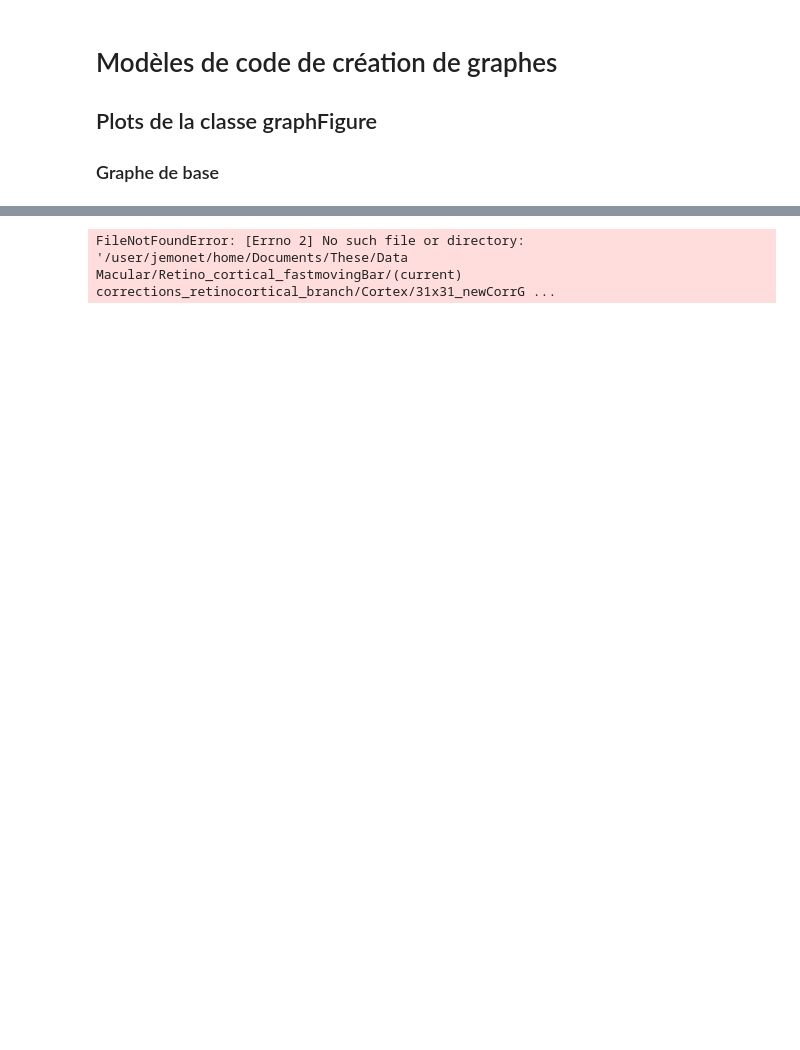
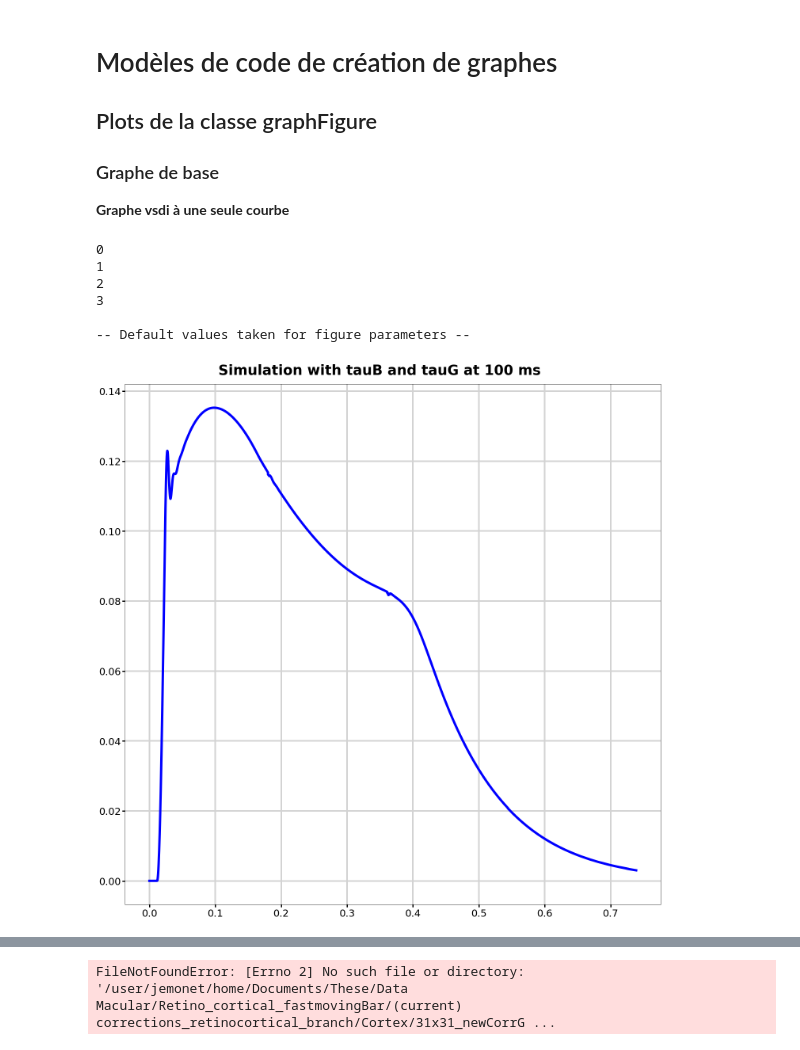
Before and after one commit to JEmonet67/figure_lib, a Jupyter notebook: Modèles_graphes.ipynb, the cells around one changed output, grey strips where cells are left out. Drawn from its saved outputs; the diff is of its cells as text; code cells hidden in the pictures; blank space fills up the shorter version.

```diff
--- a/Modèles_graphes.ipynb
+++ b/Modèles_graphes.ipynb
@@ -82,3 +82,79 @@ def compute_derivate_df(df):
 ## Plots de la classe graphFigure
 
 ### Graphe de base
+
+**Graphe vsdi à une seule courbe**
+# %%
+%matplotlib inline
+importlib.reload(gdf)
+importlib.reload(fg)
+
+file = "10x10_optiParams_tauB_G100ms_61f.csv"
+path = f"/user/jemonet/home/Documents/These/Data Macular/(current) BiaisedCorticalConnection_GaussianCorrection/optiParams_noGC_noAma_noSurr_10x10c/white_disk_flash/stim_0,2deg_10ms/tauB_tauG/"
+
+reg_caract = re.compile(r"_tauB_G([0-9]{1,3})ms")
+reg_n_cells = re.compile(r"([0-9]{1,3})x([0-9]{1,3})")
+reg_n_frame = re.compile(r"([0-9]{1,3})f")
+
+caract = int(reg_caract.findall(file)[0])
+n_cells = [int(i) for i in reg_n_cells.findall(file)[0]]
+n_frame = int(reg_n_frame.findall(file)[0])
+
+df = gdf.GraphDF(path+file,0.001,60,10,10)
+
+df = df.crop(df.dt*n_frame)
+print(0)
+# df = df.isolate_dataframe_byoutputs("muVn")
+print(1)
+
+# num_exc = ",".join([str(i) for i in range(1249,1569,20)])
+# num_inh = ",".join([str(i) for i in range(1649,1969,20)])
+exc = df.isolate_dataframe_columns_bynum("344")
+exc = exc.isolate_dataframe_byoutputs("muVn")
+print(2)
+
+inh = df.isolate_dataframe_columns_bynum("444")
+inh = inh.isolate_dataframe_byoutputs("muVn")
+print(3)
+
+# exc = df.isolate_dataframe_bytype("CorticalExcitatory")
+# inh = df.isolate_dataframe_bytype("CorticalInhibitory")
+exc.data = (abs((exc.data - exc.data.iloc[0].mean())) / abs(exc.data.iloc[0].mean()))
+inh.data = (abs((inh.data - inh.data.iloc[0].mean())) / abs(inh.data.iloc[0].mean()))
+# exc.data = ((exc.data - exc.data.iloc[0].mean()) / exc.data.iloc[0].mean())
+# inh.data = ((inh.data - inh.data.iloc[0].mean()) / inh.data.iloc[0].mean())
+
+col_exc_rename = {exc.data.columns[i]:f"CorticalColumn ({i}) vsdi" for i in range(exc.data.columns.shape[0])}
+col_inh_rename = {inh.data.columns[i]:f"CorticalColumn ({i}) vsdi" for i in range(exc.data.columns.shape[0])}
+exc.data = exc.data.rename(columns=col_exc_rename)
+inh.data = inh.data.rename(columns=col_inh_rename)
+
+vsdi = exc.copy()
+vsdi.data=exc.data*0.8+inh.data*0.2
+
+list_df = [vsdi]
+
+params_fig = dict(wspace=0.2,hspace=0.4,height_ratios=[1,1],width_ratios=[1,1])
+
+info_fig = {"title":f"Simulation with tauB and tauG at {caract} ms","subtitles":[" "],"xlabel":"Time (s)","ylabel":"VSDI",
+"sharex":True,"sharey":False}
+
+font_size = {"main_title":35, "subtitle":25, "xlabel":25, "ylabel":25, "g_xticklabel":25, "g_yticklabel":25, "legend":20}
+
+params_plot = {"grid_color":"lightgray","grid_width":4,"ticklength":7,"tickwidth":3,
+               "plots_color":[[(0, 0, 1)]]}
+
+
+f = gfg.graphFigure(list_df,1,1,20,20,dict_info_fig=info_fig, dict_font_size=font_size,dict_params_plot=params_plot)
+#f.set_figure_legend((1,), fontsize=25)
+#f.ax.legend([f"{round(i*0.5166667,2)} deg" for i in range(vsdi.data.shape[0])],fontsize=25)
+plt.tight_layout()
+plt.savefig(f"{path}/graphe_vsdi_tauB_G{caract}.png")
+# %% [output]
+0
+1
+2
+3
+
+-- Default values taken for figure parameters --
+[figure, added]
```
Also changed, not shown: parts of 6 cells of this notebook, 2 other files.
